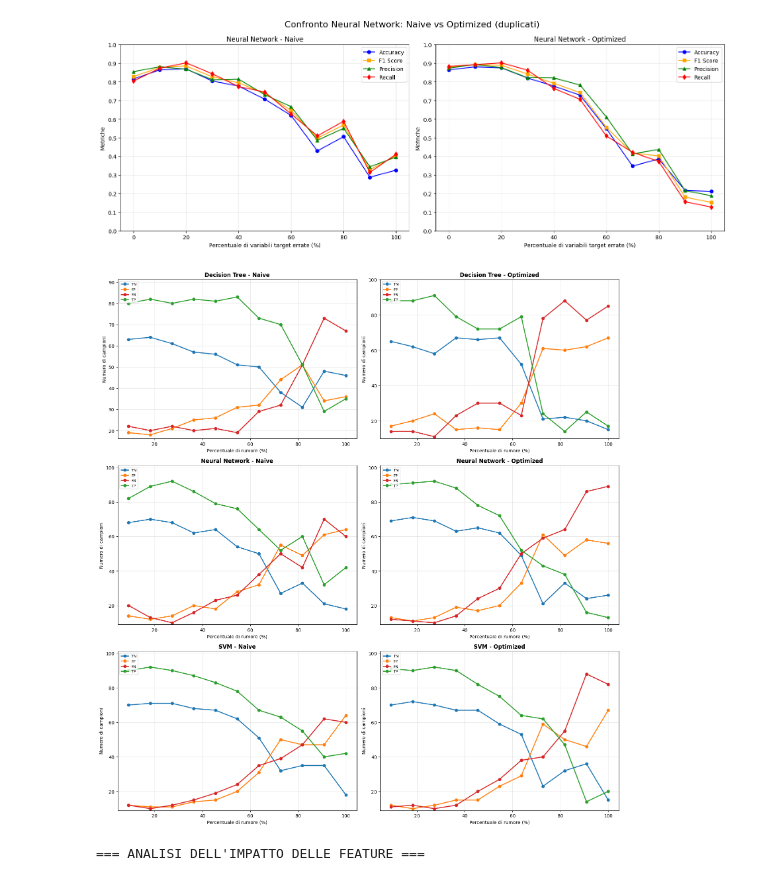
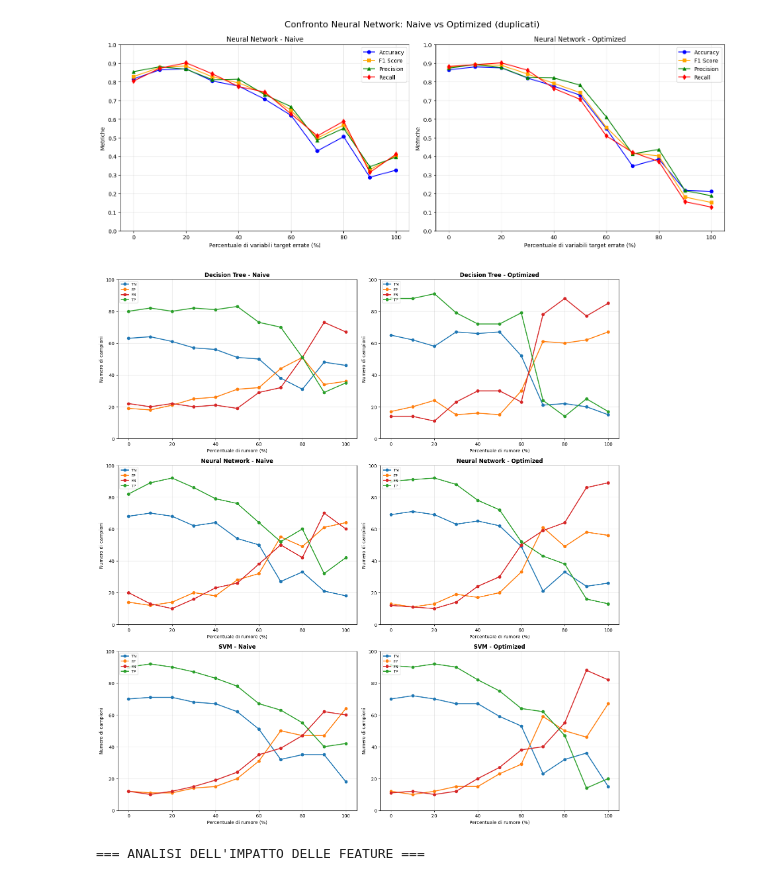
Before and after one commit to andreaspagnolo/architetture_dati, a Jupyter notebook: binary_feature_noisy.ipynb, the cells around one changed output. Cells and saved outputs as stored; diff of their text form; code cells hidden in the pictures.

Commit message:
fix step in confusion matrix plots

```diff
--- a/binary_feature_noisy.ipynb
+++ b/binary_feature_noisy.ipynb
@@ -1095,7 +1095,7 @@ def plot_confusion_matrix_grid(confusion_matrix_values, noisy_datasets=None):
             steps = sorted(confusion_matrix_values[model_key].keys())
 
             nsteps = len(noisy_datasets) if noisy_datasets is not None else (max(steps) + 1)
-            x_values = [((s+1) / nsteps) * 100 for s in steps]
+            x_values = [(s / (nsteps - 1)) * 100 for s in steps]
             x_label = "Percentuale di rumore (%)"
 
             # Estrai valori TN, FP, FN, TP
@@ -1104,36 +1104,35 @@ def plot_confusion_matrix_grid(confusion_matrix_values, noisy_datasets=None):
                 'FP': [confusion_matrix_values[model_key][step]['FP'] for step in steps],
                 'FN': [confusion_matrix_values[model_key][step]['FN'] for step in steps],
                 'TP': [confusion_matrix_values[model_key][step]['TP'] for step in steps]
             }
 
             # Plot linee
             for metric in ['TN', 'FP', 'FN', 'TP']:
                 ax.plot(x_values, metrics_data[metric],
                         color=colors[metric],
                         marker='o',
                         linestyle='-',
                         label=metric,
                         linewidth=2,
                         markersize=6)
 
             # Personalizza subplot
             ax.set_title(f"{model} - {approach}", fontsize=12, fontweight='bold')
             ax.set_xlabel(x_label, fontsize=10)
             ax.set_ylabel("Numero di campioni", fontsize=10)
             ax.grid(True, alpha=0.3)
             ax.legend(fontsize=8, loc='upper left')
 
-            # Limiti Y dinamici
             all_values = [v for metric in metrics_data.values() for v in metric]
-            ax.set_ylim(min(all_values) * 0.9, max(all_values) * 1.1)
+            ax.set_ylim(0,100)
 
     plt.tight_layout()
     plt.show()
 
 # Usa la funzione corretta
 plot_confusion_matrix_grid(confusion_matrix_values, noisy_datasets)
 # %% [output]
-[figure, old version]
+[figure, new version]
 # %%
 # %%
 # ANALISI AGGIUNTIVE PER IL PROGETTO MISSING VALUES
```
Also changed, not shown: parts of 1 cell of this notebook, 3 other files.
